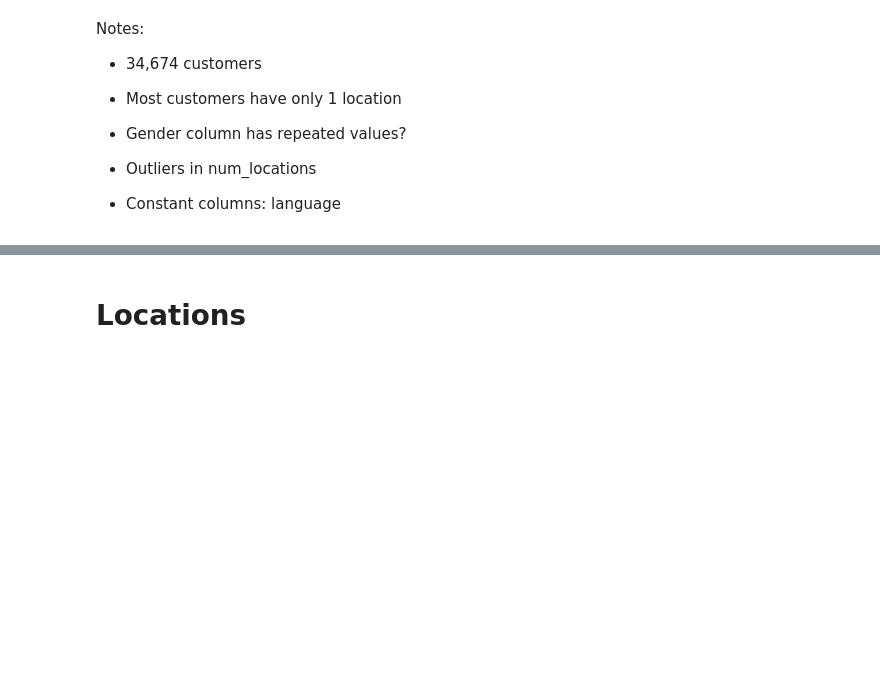
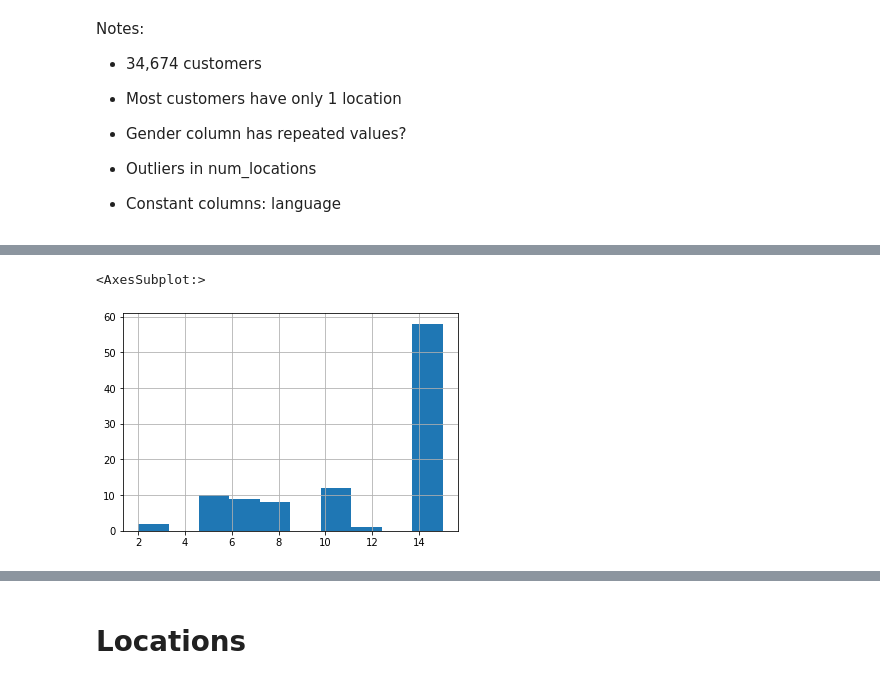
Before and after one commit to functorial/RestaurantRecommender, a Jupyter notebook: notebook.ipynb, the cells around one changed output, grey strips where cells are left out. Cells and saved outputs as stored; diff of their text form; code cells hidden in the pictures; blank space fills up the shorter version.

```diff
--- a/notebook.ipynb
+++ b/notebook.ipynb
@@ -324,0 +401,5 @@ Notes:
+# %%
+vendors['serving_distance'].hist()
+# %% [output]
+<AxesSubplot:>
+[figure, added]
```
Also changed, not shown: parts of 49 cells of this notebook, 1 other file.
